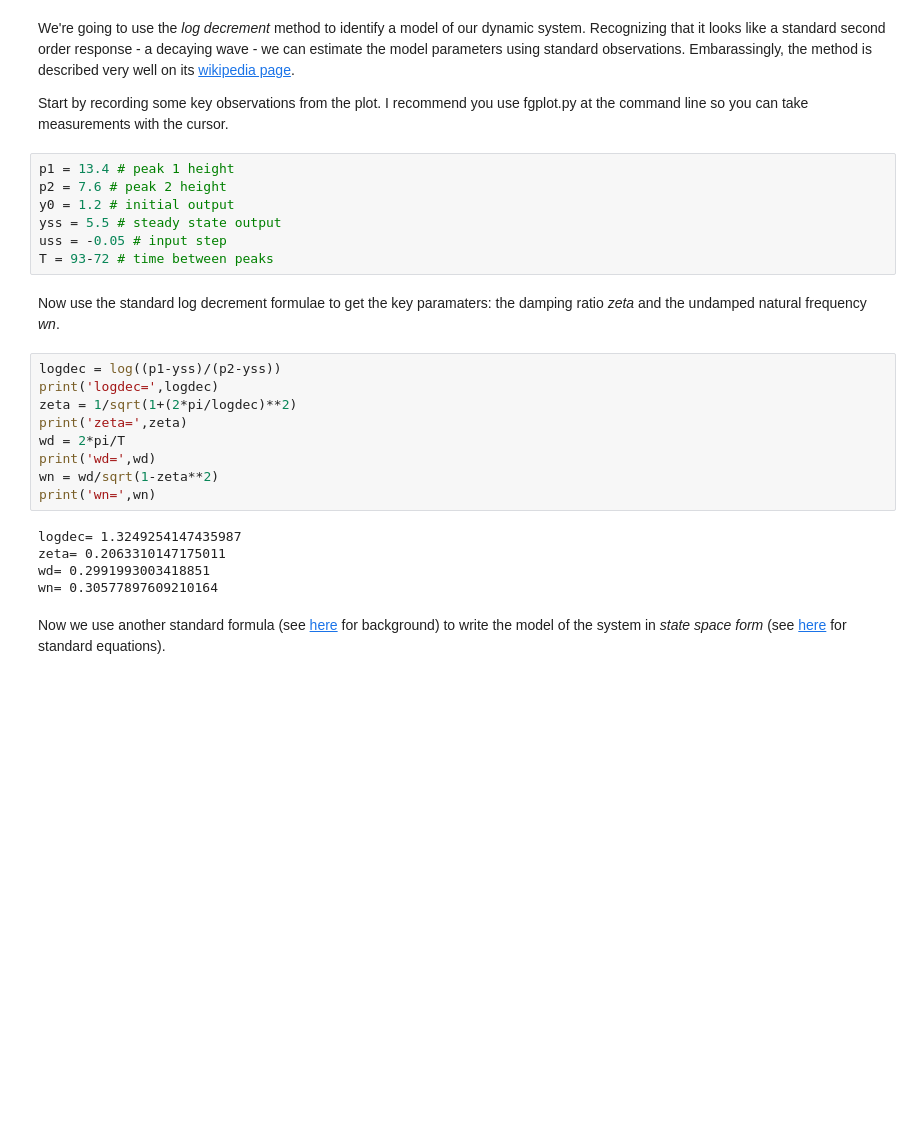
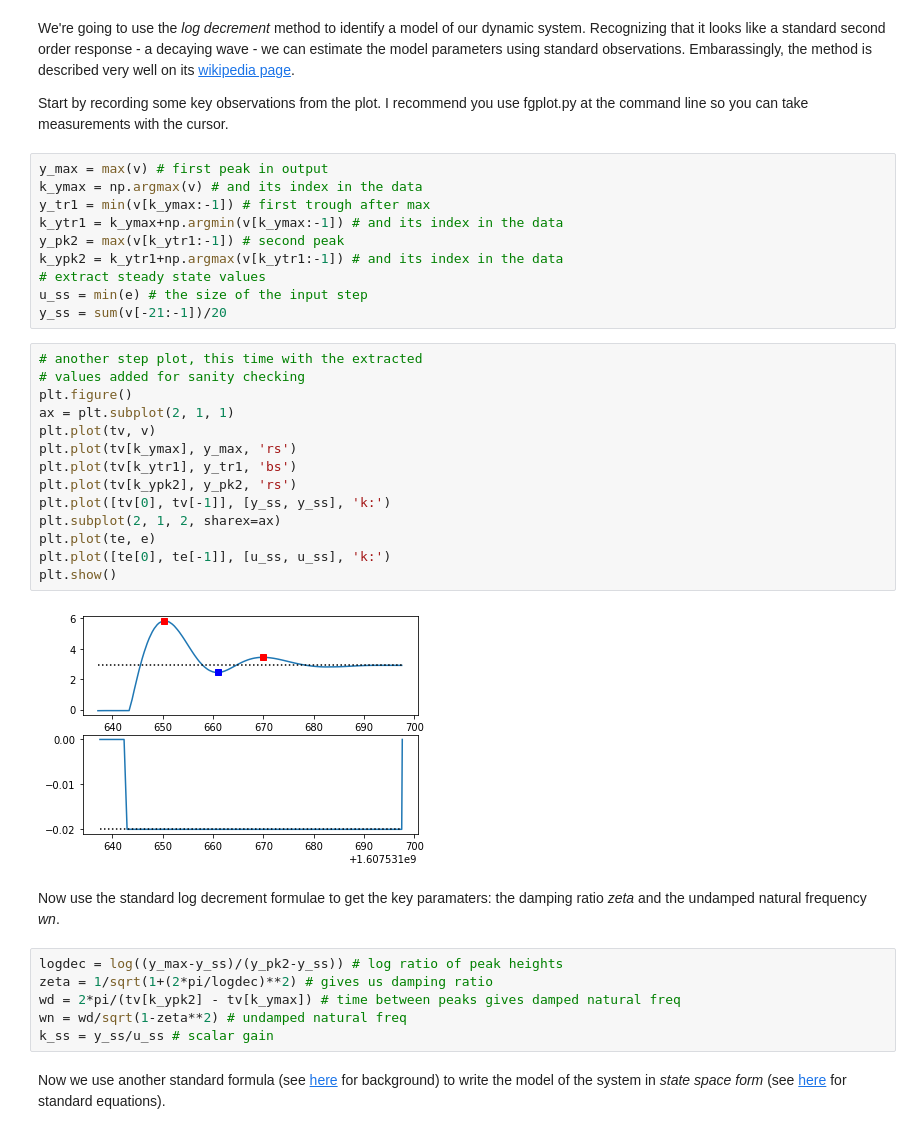
Before and after one commit to arthurrichards77/control_tutorial, a Jupyter notebook: model.ipynb, the cells around one changed output. Drawn from its saved outputs; the diff is of its cells as text; blank space fills up the shorter version.

```diff
--- a/model.ipynb
+++ b/model.ipynb
@@ -27,29 +35,40 @@ Processed 168 lines.
 We're going to use the *log decrement* method to identify a model of our dynamic system.  Recognizing that it looks like a standard second order response - a decaying wave - we can estimate the model parameters using standard observations.  Embarassingly, the method is described very well on its [wikipedia page](https://en.wikipedia.org/wiki/Logarithmic_decrement).
 
 Start by recording some key observations from the plot.  I recommend you use fgplot.py at the command line so you can take measurements with the cursor.
-# %%
-p1 = 13.4 # peak 1 height
-p2 = 7.6 # peak 2 height
-y0 = 1.2 # initial output
-yss = 5.5 # steady state output
-uss = -0.05 # input step
-T = 93-72 # time between peaks
+# %%
+y_max = max(v) # first peak in output
+k_ymax = np.argmax(v) # and its index in the data
+y_tr1 = min(v[k_ymax:-1]) # first trough after max
+k_ytr1 = k_ymax+np.argmin(v[k_ymax:-1]) # and its index in the data
+y_pk2 = max(v[k_ytr1:-1]) # second peak
+k_ypk2 = k_ytr1+np.argmax(v[k_ytr1:-1]) # and its index in the data
+# extract steady state values
+u_ss = min(e) # the size of the input step
+y_ss = sum(v[-21:-1])/20
+# %%
+# another step plot, this time with the extracted
+# values added for sanity checking
+plt.figure()
+ax = plt.subplot(2, 1, 1)
+plt.plot(tv, v)
+plt.plot(tv[k_ymax], y_max, 'rs')
+plt.plot(tv[k_ytr1], y_tr1, 'bs')
+plt.plot(tv[k_ypk2], y_pk2, 'rs')
+plt.plot([tv[0], tv[-1]], [y_ss, y_ss], 'k:')
+plt.subplot(2, 1, 2, sharex=ax)
+plt.plot(te, e)
+plt.plot([te[0], te[-1]], [u_ss, u_ss], 'k:')
+plt.show()
+# %% [output]
+[figure, added]
 # %% [markdown]
 Now use the standard log decrement formulae to get the key paramaters: the damping ratio *zeta* and the undamped natural frequency *wn*.
-# %%
-logdec = log((p1-yss)/(p2-yss))
-print('logdec=',logdec)
-zeta = 1/sqrt(1+(2*pi/logdec)**2)
-print('zeta=',zeta)
-wd = 2*pi/T
-print('wd=',wd)
-wn = wd/sqrt(1-zeta**2)
-print('wn=',wn)
-# %% [output]
-logdec= 1.3249254147435987
-zeta= 0.2063310147175011
-wd= 0.2991993003418851
-wn= 0.30577897609210164
+# %%
+logdec = log((y_max-y_ss)/(y_pk2-y_ss)) # log ratio of peak heights
+zeta = 1/sqrt(1+(2*pi/logdec)**2) # gives us damping ratio
+wd = 2*pi/(tv[k_ypk2] - tv[k_ymax]) # time between peaks gives damped natural freq
+wn = wd/sqrt(1-zeta**2) # undamped natural freq
+k_ss = y_ss/u_ss # scalar gain
 # %% [markdown]
 Now we use another standard formula (see [here](https://apmonitor.com/pdc/index.php/Main/SecondOrderSystems) for background) to write the model of the system in *state space form* (see [here](https://en.wikipedia.org/wiki/State-space_representation#Linear_systems) for standard equations).
 # %%
```
Also changed, not shown: parts of 31 cells of this notebook, 4 other files.
